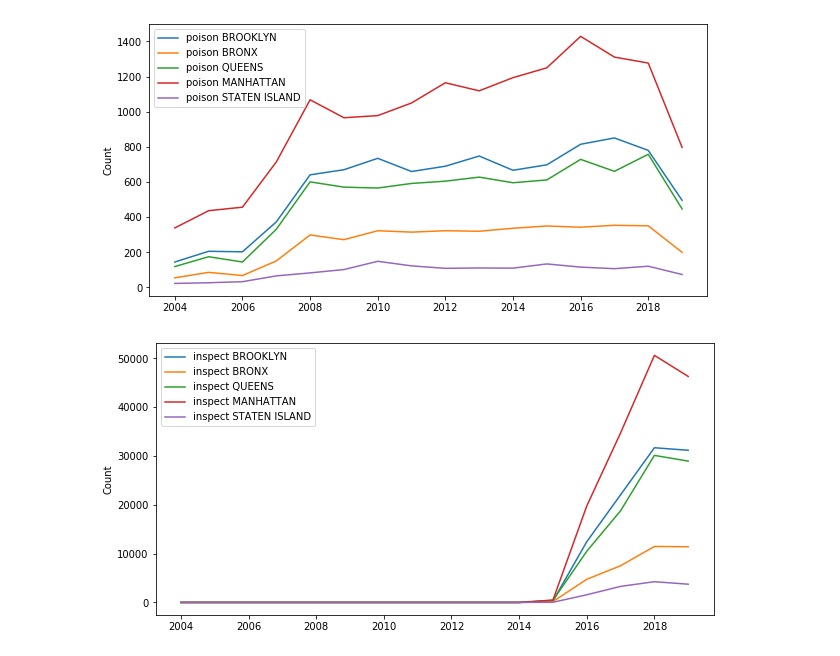
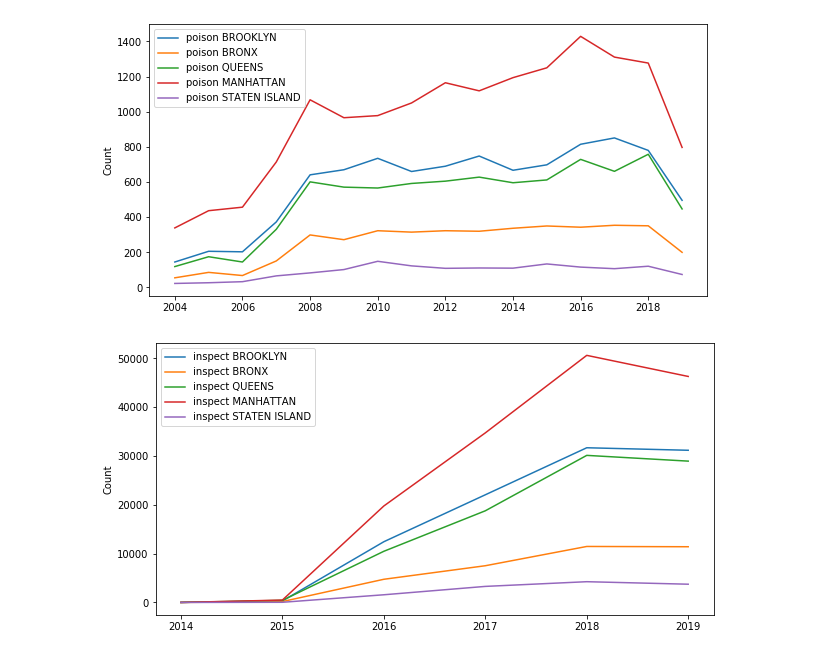
Before and after one commit to poi233/bigdata_project, a Jupyter notebook: Task3.ipynb, the cells around one changed output. Cells and saved outputs as stored; diff of their text form; code cells hidden in the pictures.

```diff
--- a/Task3.ipynb
+++ b/Task3.ipynb
@@ -94,10 +94,10 @@ plt.show()
 # %%
 plt.figure(figsize=(10,5))
 for i in range(len(boroughs)):
-    plt.plot(years, food_inspect_boro_year[i], label="inspect %s" % boroughs[i])
+    plt.plot(years[10:], food_inspect_boro_year[i][10:], label="inspect %s" % boroughs[i])
 plt.legend(loc='best')
 plt.ylabel('Count')
 plt.savefig('./figures/task3/food_inspect_boro_year_relation_graph.png')
 plt.show()
 # %% [output]
-[figure, old version]
+[figure, new version]
```
Also changed, not shown: 24 other files.
